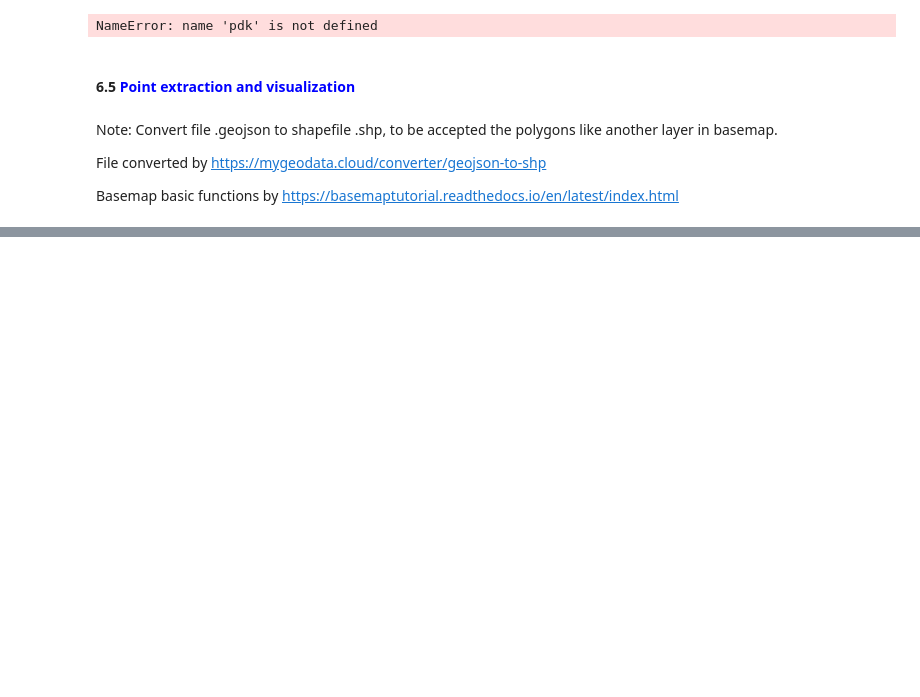
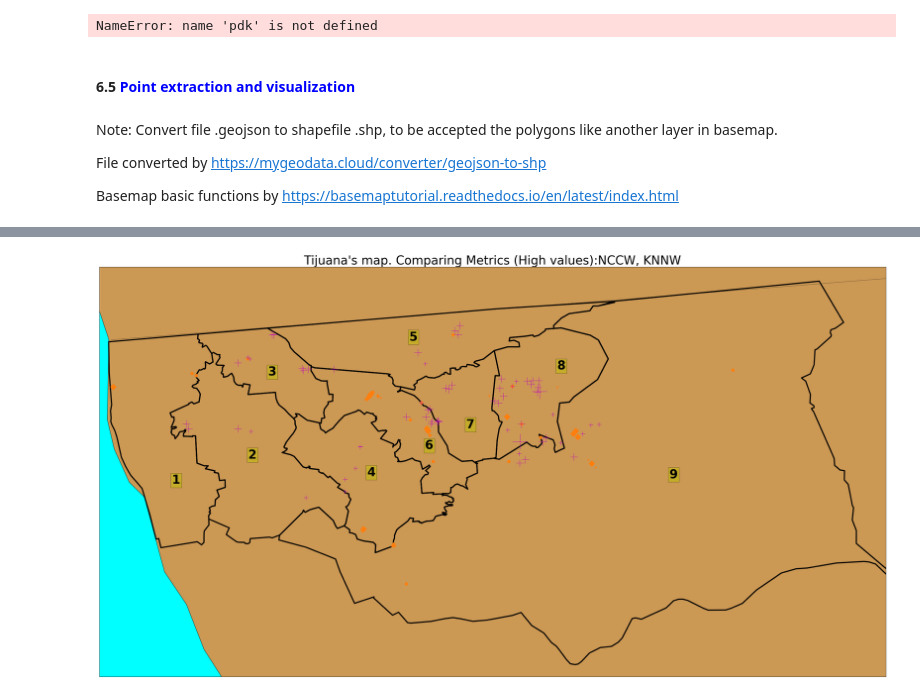
Before and after one commit to ahiralesc/tijuana_vehicle_network_analysis, a Jupyter notebook: TVM.ipynb, the cells around one changed output, grey strips where cells are left out. Drawn from its saved outputs; the diff is of its cells as text; code cells hidden in the pictures; blank space fills up the shorter version.

```diff
--- a/TVM.ipynb
+++ b/TVM.ipynb
@@ -1303,37 +1482,40 @@ HTTPError: HTTP Error 500: Internal Server Error
 # %%
 plt.figure(figsize=(50,25))
 
-plt.title("Tijuana's map. Comparing Metrics (High values): NDC, NBC, NCC", fontsize=40)
+plt.title("Tijuana's map. Comparing Metrics (High values):NCCW, KNNW", fontsize=40)
 
 #area delimitada del map.
 map = Basemap(llcrnrlon=-117.13,llcrnrlat=32.33, urcrnrlon=-116.65,urcrnrlat=32.58,resolution = 'h')
-
 
 #atributos de mapa
 map.drawcoastlines()
 map.drawcountries()
 map.drawstates()
-#map.drawmapboundary(fill_color='aqua')
-#map.fillcontinents(color='#cc9955')  #choose colors {'b', 'g', 'r', 'c', 'm', 'y', 'k', 'w'};
+#map.drawmapboundary(fill_color='aqua') #solid water background
+#map.fillcontinents(color='#cc9955') #solid background
+#choose colors {'b', 'g', 'r', 'c', 'm', 'y', 'k', 'w'};
 
 
-#importa mapa de Esri
-#http://server.arcgisonline.com/arcgis/rest/services
-map.arcgisimage(service='ESRI_Imagery_World_2D', xpixels = 15000, verbose= True)
 
-#importa poligonos
+# Import maps by service = 'type_of_service', example "ESRI_Imagery_World_2D", "ESRI_StreetMap_World_2D",
+# "NatGeo_World_Map", "World_Street_Map", etc... from # https://www.bdmweather.com/2018/04/python-m-arcgisimage-basemap-options/
+map.arcgisimage(service='World_Street_Map', xpixels = 2000, verbose= False)
+plt.savefig('World_Street_Map', bbox_inches = "tight", dpi = 500)
+
+
+#import polygons: 9 "districs"
 import_region =map.readshapefile(r"C:\Users\Belgica\Documents\GitHub\TVM_Tj\data\Delegaciones-polygon", "Delegaciones-polygon", color='k',linewidth=4)
 
 
 #texto en mapa
 lat, lon= 32.4499029,-117.085669
 x, y=map(lon,lat)
-plt.text(x,y,'1',fontsize=40,fontweight='bold',ha='left',va='center',color='k',  bbox=dict(facecolor='y', alpha=0.5)))
+plt.text(x,y,'1',fontsize=40,fontweight='bold',ha='left',va='center',color='k', bbox=dict(facecolor='y', alpha=0.5))
             # bbox=dict(facecolor='tab:pink', alpha=0.2) alpha es intensidad del color
 
 lat, lon= 32.4652866, -117.0390299
 x, y=map(lon,lat)
-plt.text(x,y,'2',fontsize=40,fontweight='bold', ha='left',va='center',color='k',  bbox=dict(facecolor='y', alpha=0.5)))
+plt.text(x,y,'2',fontsize=40,fontweight='bold', ha='left',va='center',color='k', bbox=dict(facecolor='y', alpha=0.5))
 
 lat, lon= 32.5158687,-117.0269895
 x, y=map(lon,lat)
@@ -1367,65 +1549,48 @@ plt.text(x,y,'9',fontsize=40,fontweight='bold', ha='left',va='center',color='k',
 
 
 # Solo para agregar los puntos de manera iterativa
-for t in locations_ND:
+
+for t in locations_NCCW:
     lat = float(t[0])
     lon=float(t[1])
     x, y = map(lon, lat)
-    map.plot(x, y, marker='*', markersize=27,color='aqua')
+    map.plot(x, y, marker='D', markersize=14,color='tab:orange')
 
-for t in locations_NBC:
+for t in locations_KNNW:
     lat = float(t[0])
     lon=float(t[1])
     x, y = map(lon, lat)
-    map.plot(x, y, marker='1', markersize=50,color='b')
+    map.plot(x, y, marker='+', markersize=50,color='m')
 
-for t in locations_NCC:
+#second range****************************************************
+
+for t in locations_NCCW2:
     lat = float(t[0])
     lon=float(t[1])
     x, y = map(lon, lat)
-    map.plot(x, y, marker='.', markersize=40,color='r')
+    map.plot(x, y, marker='D', markersize=8,color='tab:orange')
 
-
-#second range****************************************************
-
-for t in locations_NDC2:
+for t in locations_KNNW2:
     lat = float(t[0])
     lon=float(t[1])
     x, y = map(lon, lat)
-    map.plot(x, y, marker='*', markersize=15,color='aqua')
+    map.plot(x, y, marker='+', markersize=25,color='m')
 
-for t in locations_NBC2:
+#third range****************************************************
+
+
+for t in locations_NCCW3:
     lat = float(t[0])
     lon=float(t[1])
     x, y = map(lon, lat)
-    map.plot(x, y, marker='1', markersize=25,color='b')
+    map.plot(x, y, marker='D', markersize=4,color='tab:orange')
 
-for t in locations_NCC2:
+for t in locations_KNNW3:
     lat = float(t[0])
     lon=float(t[1])
     x, y = map(lon, lat)
-    map.plot(x, y, marker='.', markersize=28,color='r')
+    map.plot(x, y, marker='+', markersize=15,color='m')
 
 
-#third range****************************************************
-
-for t in locations_NDC3:
-    lat = float(t[0])
-    lon=float(t[1])
-    x, y = map(lon, lat)
-    map.plot(x, y, marker='*', markersize=15,color='aqua')
-
-for t in locations_NBC3:
-    lat = float(t[0])
-    lon=float(t[1])
-    x, y = map(lon, lat)
-    map.plot(x, y, marker='1', markersize=25,color='b')
-
-for t in locations_NCC3:
-    lat = float(t[0])
-    lon=float(t[1])
-    x, y = map(lon, lat)
-    map.plot(x, y, marker='.', markersize=28,color='r')
-
 plt.show()
 # %% [output]
@@ -1432,0 +1614 @@ SyntaxError: invalid syntax (<ipython-input-213-63d957adedb3>, line 28)
+[figure, added]
```
Also changed, not shown: parts of 10 cells of this notebook, 2 other files.
